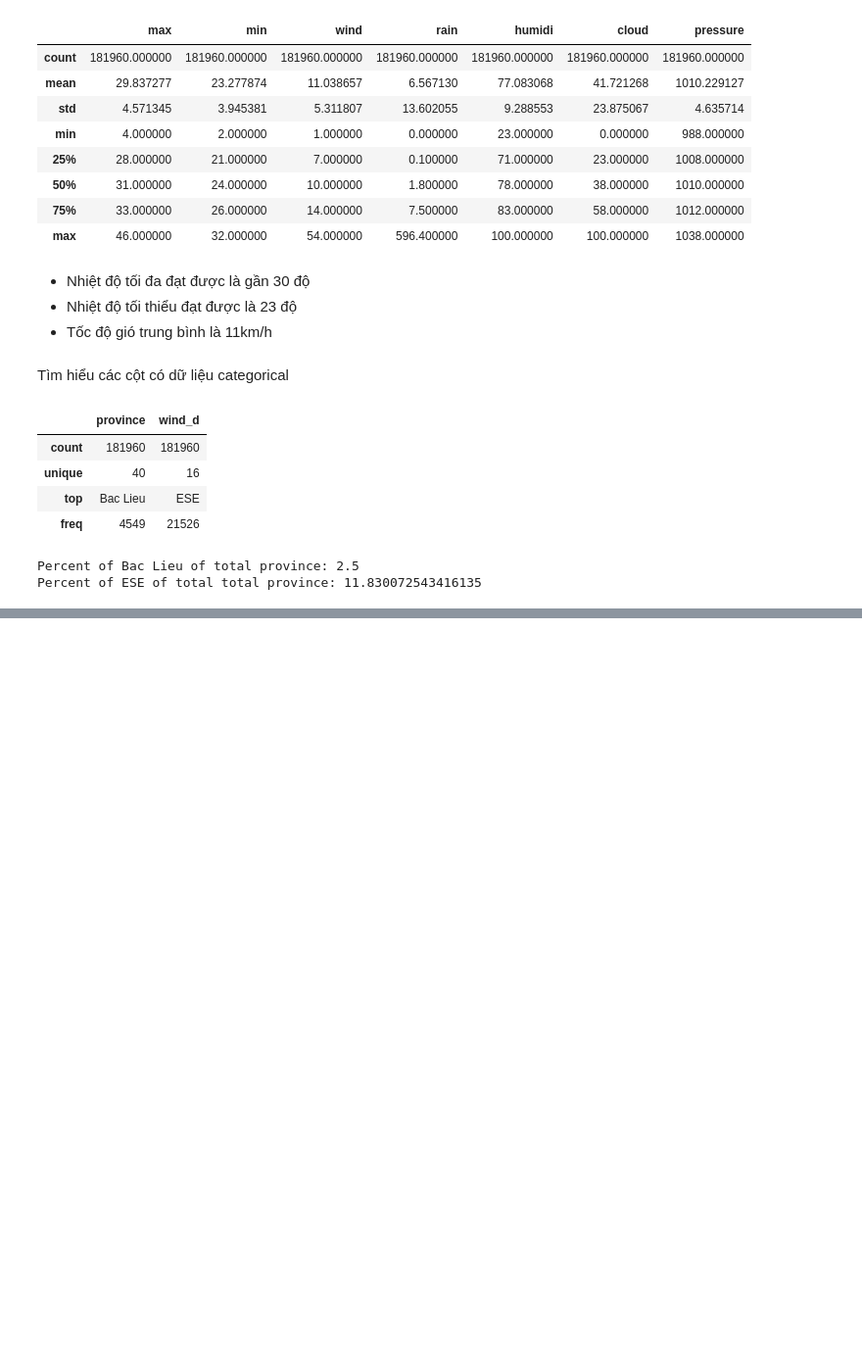
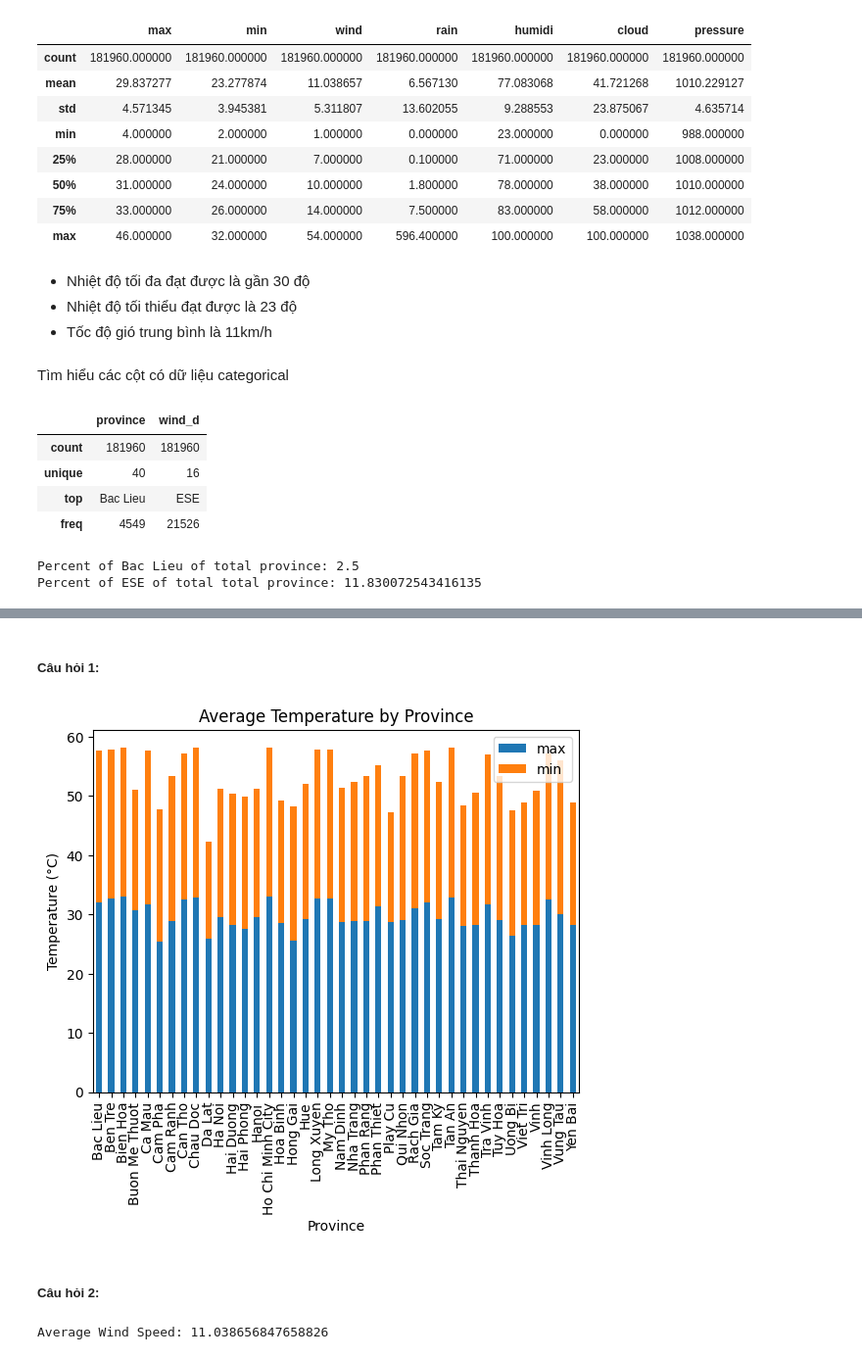
Before and after one commit to khangnl24112002/DataVisualization_Group02_FinalProject, a Jupyter notebook: main.ipynb, the cells around one changed output, grey strips where cells are left out. Shown at 98% size. Drawn from its saved outputs; the diff is of its cells as text; code cells hidden in the pictures; blank space fills up the shorter version.

```diff
--- a/main.ipynb
+++ b/main.ipynb
@@ -206,0 +221,18 @@ Percent of ESE of total total province: 11.830072543416135
+# %% [markdown]
+##### Câu hỏi 1:
+# %%
+avg_temp = df.groupby('province')['max', 'min'].mean()
+avg_temp.plot(kind='bar', stacked=True)
+plt.title('Average Temperature by Province')
+plt.xlabel('Province')
+plt.ylabel('Temperature (°C)')
+plt.show()
+# %% [output]
+[figure, added]
+# %% [markdown]
+##### Câu hỏi 2:
+# %%
+avg_wind = df['wind'].mean()
+print('Average Wind Speed:', avg_wind)
+# %% [output]
+Average Wind Speed: 11.038656847658826
```
Also changed, not shown: parts of 6 cells of this notebook.
